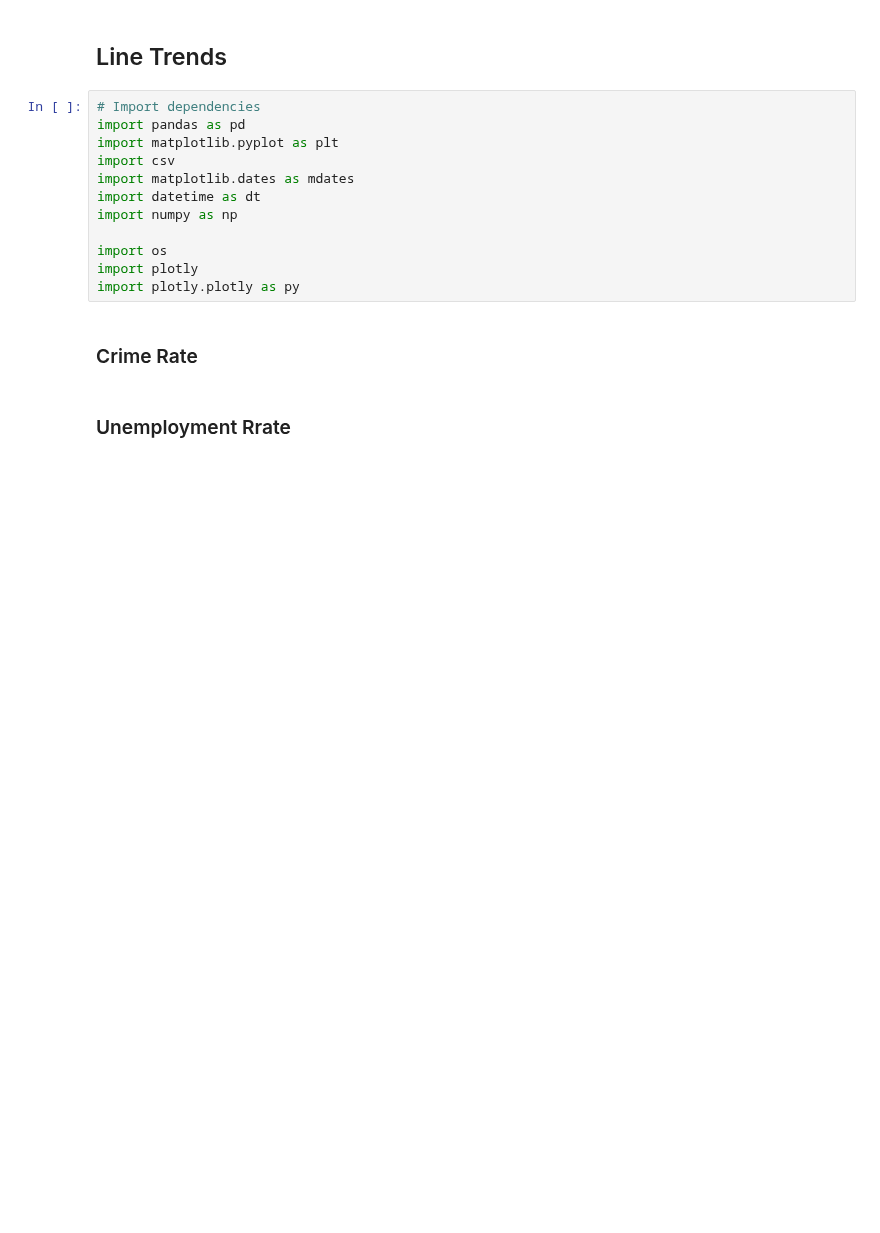
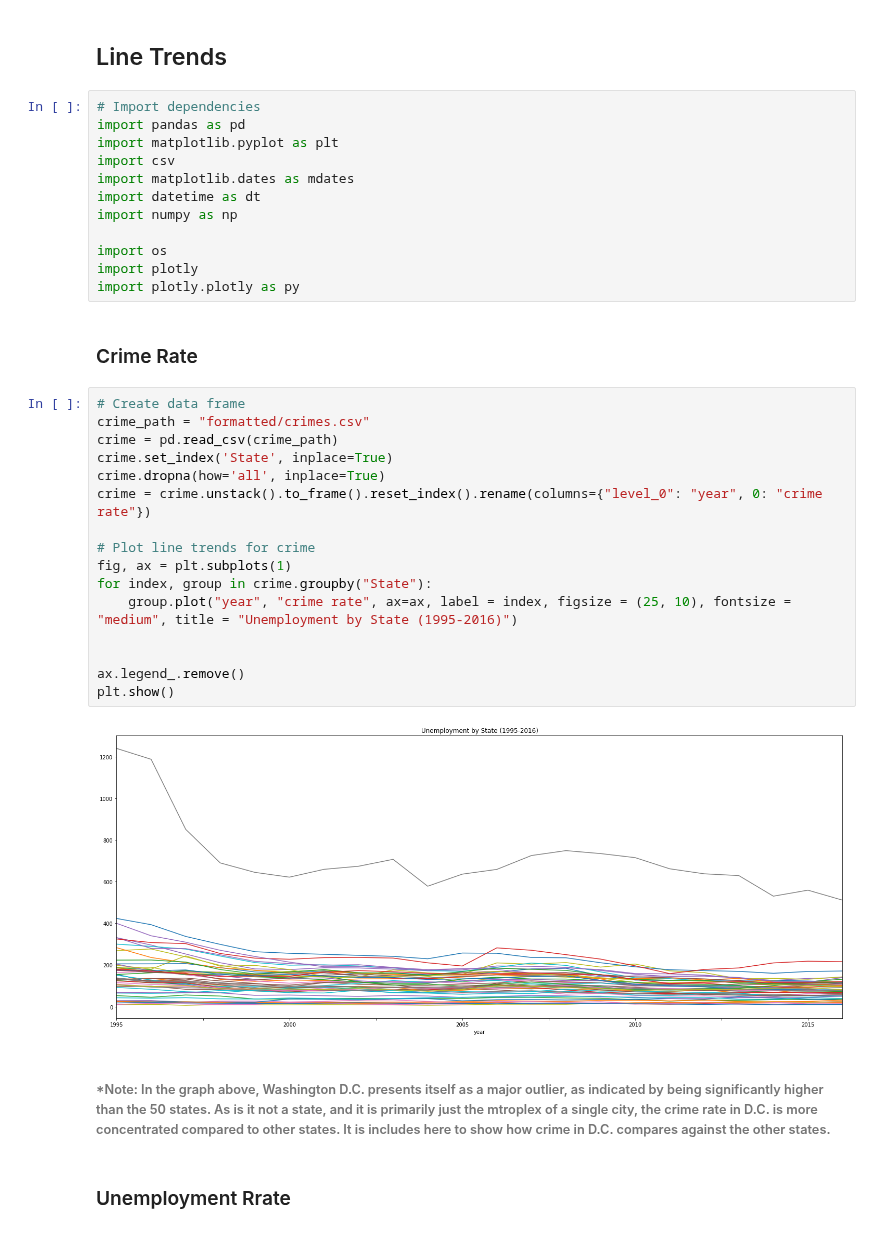
Before and after one commit to navbala/Crime-Rate-Predictor, a Jupyter notebook: Final Data Analysis.ipynb, the cells around one changed output. Saved outputs shown, nothing was run; the diff lists cells and outputs as text; blank space fills up the shorter version.

```diff
--- a/Final Data Analysis.ipynb
+++ b/Final Data Analysis.ipynb
@@ -519,6 +519,26 @@ import plotly
 import plotly.plotly as py
 # %% [markdown]
 ### Crime Rate
+# %%
+# Create data frame
+crime_path = "formatted/crimes.csv"
+crime = pd.read_csv(crime_path)
+crime.set_index('State', inplace=True)
+crime.dropna(how='all', inplace=True)
+crime = crime.unstack().to_frame().reset_index().rename(columns={"level_0": "year", 0: "crime rate"})
+
+# Plot line trends for crime
+fig, ax = plt.subplots(1)
+for index, group in crime.groupby("State"):
+    group.plot("year", "crime rate", ax=ax, label = index, figsize = (25, 10), fontsize = "medium", title = "Unemployment by State (1995-2016)")
+
+
+ax.legend_.remove()
+plt.show()
+# %% [output]
+[figure, added]
+# %% [markdown]
+###### *Note: In the graph above, Washington D.C. presents itself as a major outlier, as indicated by being significantly higher than the 50 states. As is it not a state, and it is primarily just the mtroplex of a single city, the crime rate in D.C. is more concentrated compared to other states. It is includes here to show how crime in D.C. compares against the other states.
 # %% [markdown]
 ### Unemployment Rrate
 # %%
```
Also changed, not shown: parts of 1 cell of this notebook, 1 other file.
